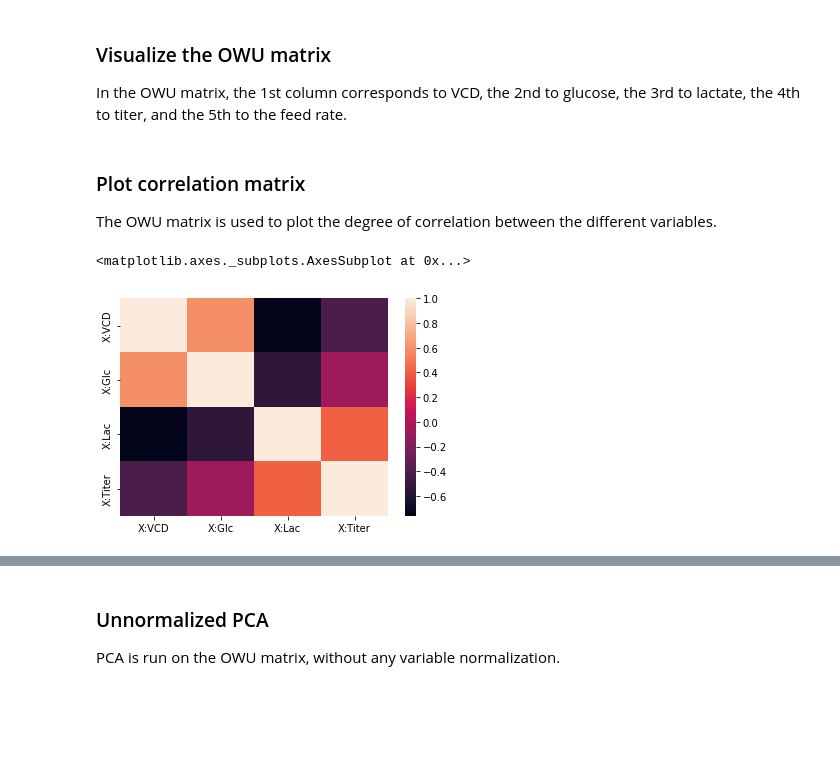
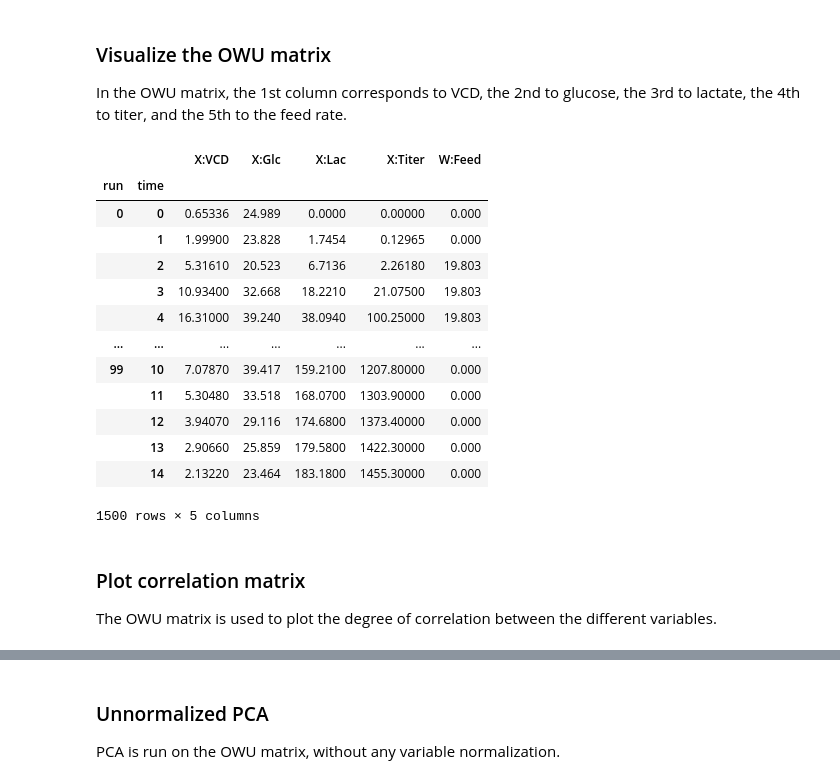
Before and after one commit to japolak/datahow-course-scripts, a Jupyter notebook: scripts/01_PCA.ipynb, the cells around one changed output, grey strips where cells are left out. Saved outputs shown, nothing was run; the diff lists cells and outputs as text; code cells hidden in the pictures; blank space fills up the shorter version.

```diff
--- a/scripts/01_PCA.ipynb
+++ b/scripts/01_PCA.ipynb
@@ -1,21 +29,19 @@
 # %%
-!git clone https://github.com/japolak/datahow-course-scripts.git
-!cd /content/datahow-course-scripts# TODO: initialize all necessary packages
-
+# import libaries
 import pandas as pd
 import numpy as np
 import scipy
 import importlib
+import scipy.integrate
+import plotly.express as px
+import plotly.graph_objects as go
+from plotly.subplots import make_subplots
 from matplotlib import pyplot as plt
 import seaborn as sns
 from sklearn.decomposition import PCA
 from sklearn.preprocessing import StandardScaler
 
 
-
 # import custom modules
-transformations = importlib.import_module("datahow-course-scripts.scripts.modules.transformations")
-#emulator = importlib.import_module("datahow-course-scripts.scripts.modules.emulator")
-
-#notebook settings
-pd.set_option('display.max_rows', None)
+emulator = importlib.import_module("datahow-course-scripts.scripts.modules.emulator")
+plothelpers = importlib.import_module("datahow-course-scripts.scripts.modules.plothelpers")
@@ -47,13 +64,25 @@ owu
+# %%
+filename = "owu.csv"
+owu = pd.read_csv("datahow-course-scripts/scripts/datasets/"+filename,index_col=None)
+owu.columns =  ["X:VCD", "X:Glc", "X:Lac", "X:Titer","W:Feed"]
+owu.index = pd.MultiIndex.from_product([list(range(100)),list(range(15))], names=["run","time"])
+owu
+# %% [output]
+|  |  | X:VCD | X:Glc | X:Lac | X:Titer | W:Feed |
+| run | time |  |  |  |  |  |
+| 0 | 0 | 0.65336 | 24.989 | 0.0000 | 0.00000 | 0.000 |
+|  | 1 | 1.99900 | 23.828 | 1.7454 | 0.12965 | 0.000 |
+|  | 2 | 5.31610 | 20.523 | 6.7136 | 2.26180 | 19.803 |
+|  | 3 | 10.93400 | 32.668 | 18.2210 | 21.07500 | 19.803 |
+|  | 4 | 16.31000 | 39.240 | 38.0940 | 100.25000 | 19.803 |
+| ... | ... | ... | ... | ... | ... | ... |
+| 99 | 10 | 7.07870 | 39.417 | 159.2100 | 1207.80000 | 0.000 |
+|  | 11 | 5.30480 | 33.518 | 168.0700 | 1303.90000 | 0.000 |
+|  | 12 | 3.94070 | 29.116 | 174.6800 | 1373.40000 | 0.000 |
+|  | 13 | 2.90660 | 25.859 | 179.5800 | 1422.30000 | 0.000 |
+|  | 14 | 2.13220 | 23.464 | 183.1800 | 1455.30000 | 0.000 |
+1500 rows × 5 columns
 # %% [markdown]
 ### Plot correlation matrix
 
 The OWU matrix is used to plot the degree of correlation between the different variables.
-# %%
-owu.corr()
-corr = owu.corr()
-sns.heatmap(corr,
-            xticklabels=corr.columns.values,
-            yticklabels=corr.columns.values)
-# %% [output]
-<matplotlib.axes._subplots.AxesSubplot at 0x...>
-[figure, removed]
```
Also changed, not shown: parts of 35 cells of this notebook.
